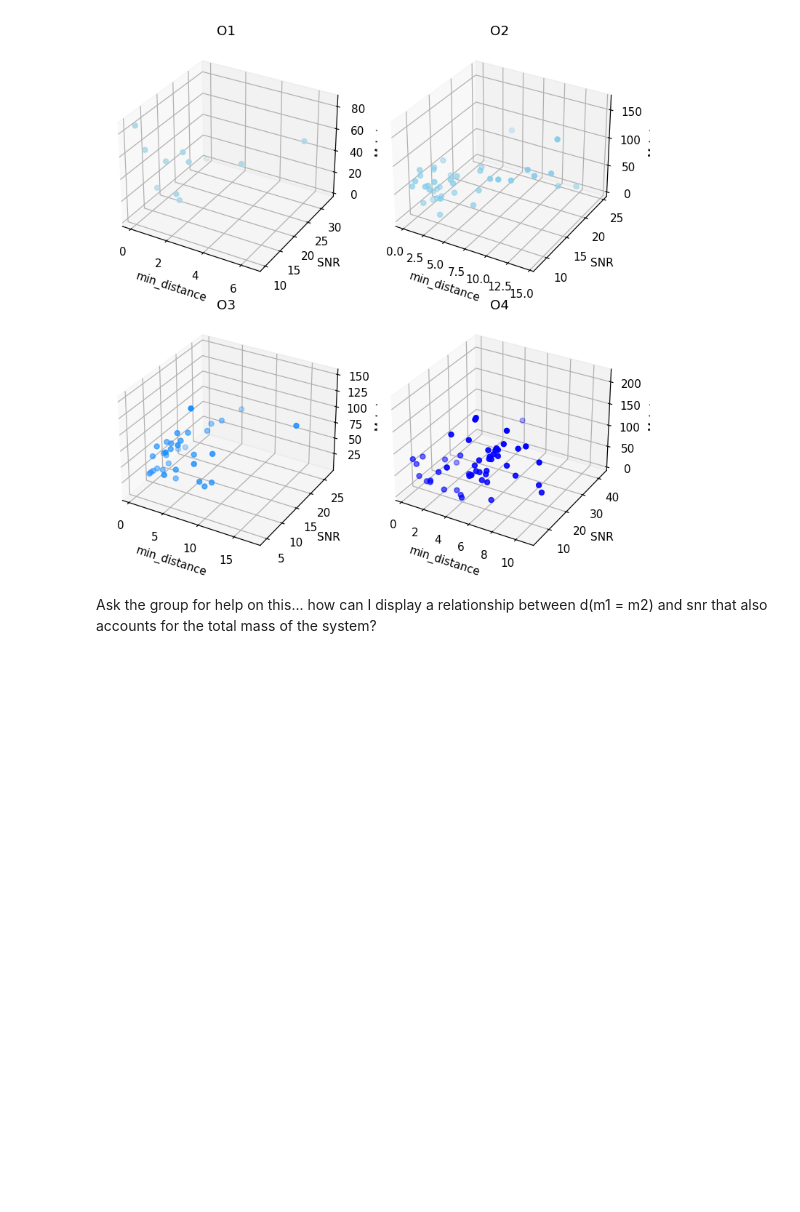
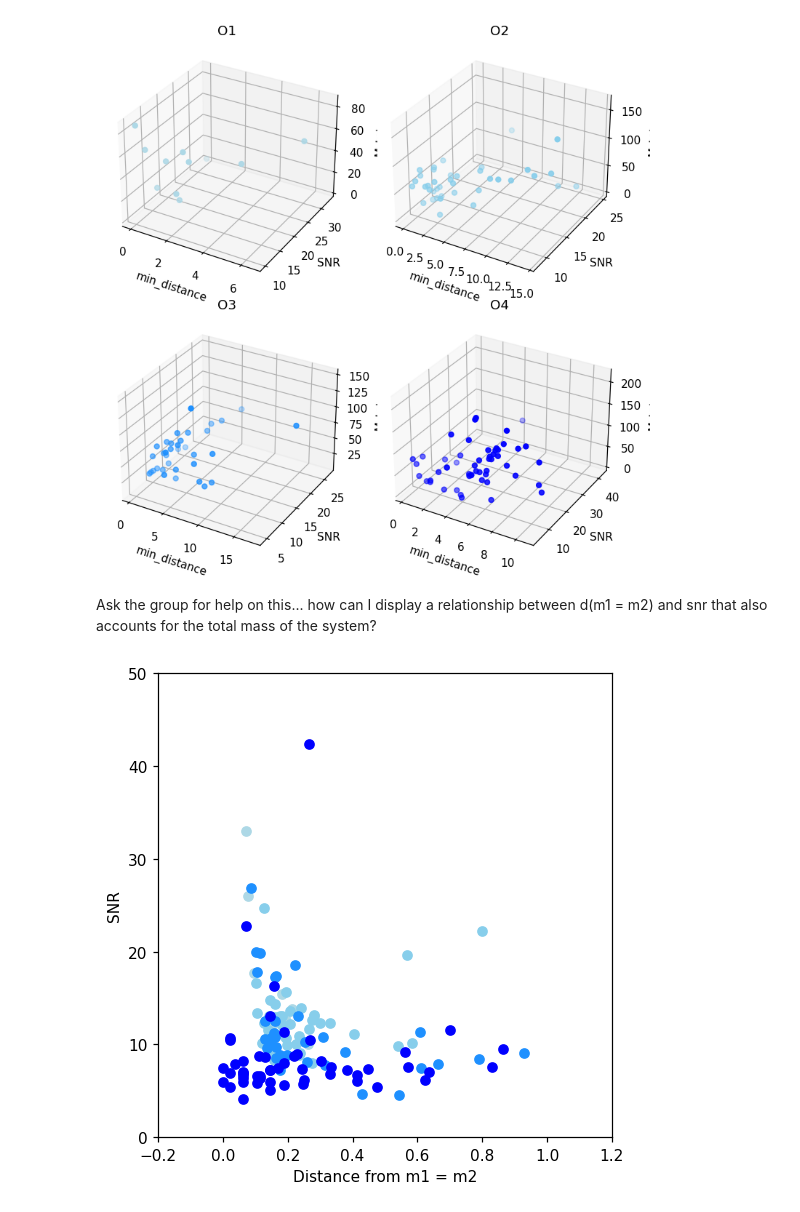
Before and after one commit to AndrewValentini/Gravitational-Waves-Research-23-24, a Jupyter notebook: Data Analysis/O1-O4.ipynb, the cells around one changed output. Saved outputs shown, nothing was run; the diff lists cells and outputs as text; code cells hidden in the pictures; blank space fills up the shorter version.

```diff
--- a/Data Analysis/O1-O4.ipynb
+++ b/Data Analysis/O1-O4.ipynb
@@ -780,3 +781,45 @@ plt.show()
 [figure]
 # %% [markdown]
 Ask the group for help on this... how can I display a relationship between d(m1 = m2) and snr that also accounts for the total mass of the system?
+# %%
+mass_diffrence_over_sum_O1 = pd.DataFrame()
+mass_diffrence_over_sum_O2 = pd.DataFrame()
+mass_diffrence_over_sum_O3 = pd.DataFrame()
+mass_diffrence_over_sum_O4 = pd.DataFrame()
+df_list = [O1_all, O2_all, O3_all, O4_all]
+distances_list = [mass_diffrence_over_sum_O1, mass_diffrence_over_sum_O2, mass_diffrence_over_sum_O3, mass_diffrence_over_sum_O4]
+df_names = ["O1", "O2", "O3", "O4"]
+
+for df, distances in zip(df_list, distances_list):
+    for row_index in range(len(df)):
+        row = df.iloc[row_index]
+        scatter_point = row[["mass_1_source", "mass_2_source"]].values
+
+
+        value = abs(scatter_point[0] - scatter_point[1]) / (scatter_point[0] + scatter_point[1])
+        distances.loc[row_index, 'diffrence'] = value
+
+
+        distances.loc[row_index, "snr"] = row["network_matched_filter_snr"]
+# %%
+fig, ax = plt.subplots(1, 1, figsize=(5, 5), dpi = 110)
+
+datasets = [mass_diffrence_over_sum_O1, mass_diffrence_over_sum_O2, mass_diffrence_over_sum_O3, mass_diffrence_over_sum_O4]
+
+dataset_labels = ["O1", "O2", "O3", "O4"]
+
+colors = ["lightblue", "skyblue", "dodgerblue", "blue"]
+
+for dataset, dataset_label, color in zip(datasets, dataset_labels, colors):
+    ax.scatter(dataset["diffrence"], dataset["snr"], color=color, label=dataset_label)
+
+ax.set_xlim(-0.2, 1.2)
+ax.set_ylim(0, 50)
+
+ax.set_xlabel("Distance from m1 = m2")
+ax.set_ylabel("SNR")
+
+plt.tight_layout()
+plt.show()
+# %% [output]
+[figure, added]
```
Also changed, not shown: parts of 5 cells of this notebook.
